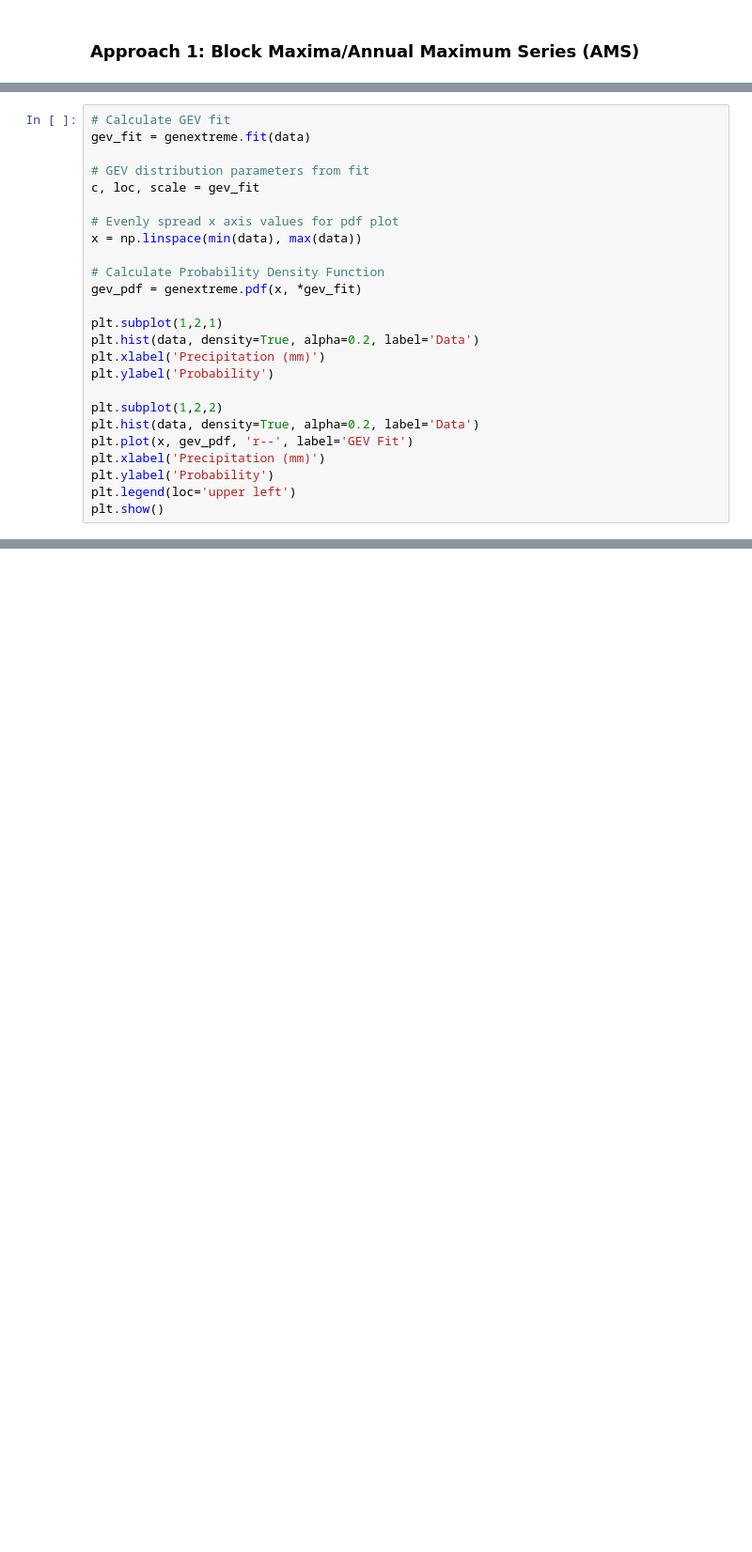
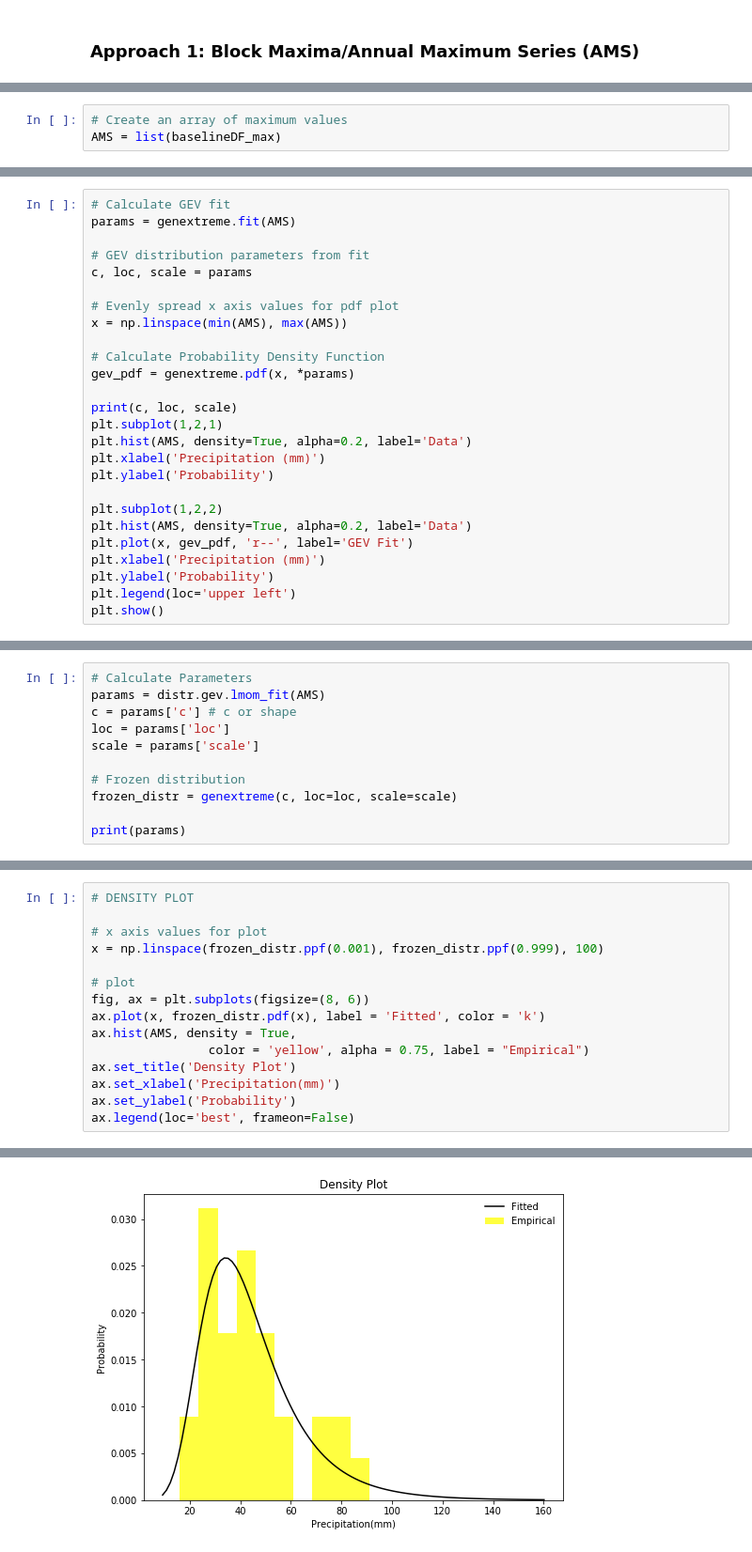
Before and after one commit to mukhtyar/python-playground, a Jupyter notebook: notebooks/daily_data_extreme_pr_owen.ipynb, the cells around one changed output, grey strips where cells are left out. Shown at 94% size. Saved outputs shown, nothing was run; the diff lists cells and outputs as text; blank space fills up the shorter version.

```diff
--- a/notebooks/daily_data_extreme_pr_owen.ipynb
+++ b/notebooks/daily_data_extreme_pr_owen.ipynb
@@ -355,3 +355,6 @@ baselineDF_max.plot()
 # %% [output]
 <matplotlib.axes._subplots.AxesSubplot at 0x...>
 [figure]
+# %%
+# Create an array of maximum values
+AMS = list(baselineDF_max)
@@ -358,23 +363,24 @@ baselineDF_max.plot()
 # %%
 # Calculate GEV fit
-gev_fit = genextreme.fit(data)
+params = genextreme.fit(AMS)
 
 # GEV distribution parameters from fit
-c, loc, scale = gev_fit
+c, loc, scale = params
 
 # Evenly spread x axis values for pdf plot
-x = np.linspace(min(data), max(data))
+x = np.linspace(min(AMS), max(AMS))
 
 # Calculate Probability Density Function
-gev_pdf = genextreme.pdf(x, *gev_fit)
+gev_pdf = genextreme.pdf(x, *params)
 
+print(c, loc, scale)
 plt.subplot(1,2,1)
-plt.hist(data, density=True, alpha=0.2, label='Data')
+plt.hist(AMS, density=True, alpha=0.2, label='Data')
 plt.xlabel('Precipitation (mm)')
 plt.ylabel('Probability')
 
 plt.subplot(1,2,2)
-plt.hist(data, density=True, alpha=0.2, label='Data')
+plt.hist(AMS, density=True, alpha=0.2, label='Data')
 plt.plot(x, gev_pdf, 'r--', label='GEV Fit')
 plt.xlabel('Precipitation (mm)')
 plt.ylabel('Probability')
@@ -392,0 +394,11 @@ np.sum(gev_pdf)
+# %%
+# Calculate Parameters
+params = distr.gev.lmom_fit(AMS)
+c = params['c'] # c or shape
+loc = params['loc']
+scale = params['scale']
+
+# Frozen distribution
+frozen_distr = genextreme(c, loc=loc, scale=scale)
+
+print(params)
@@ -392,0 +407,16 @@ np.sum(gev_pdf)
+# %%
+# DENSITY PLOT
+
+# x axis values for plot
+x = np.linspace(frozen_distr.ppf(0.001), frozen_distr.ppf(0.999), 100)
+
+# plot
+fig, ax = plt.subplots(figsize=(8, 6))
+ax.plot(x, frozen_distr.pdf(x), label = 'Fitted', color = 'k')
+ax.hist(AMS, density = True,
+                color = 'yellow', alpha = 0.75, label = "Empirical")
+ax.set_title('Density Plot')
+ax.set_xlabel('Precipitation(mm)')
+ax.set_ylabel('Probability')
+ax.legend(loc='best', frameon=False)
+# %% [output]
@@ -392,0 +424 @@ np.sum(gev_pdf)
+[figure, added]
```
Also changed, not shown: parts of 23 cells of this notebook.
